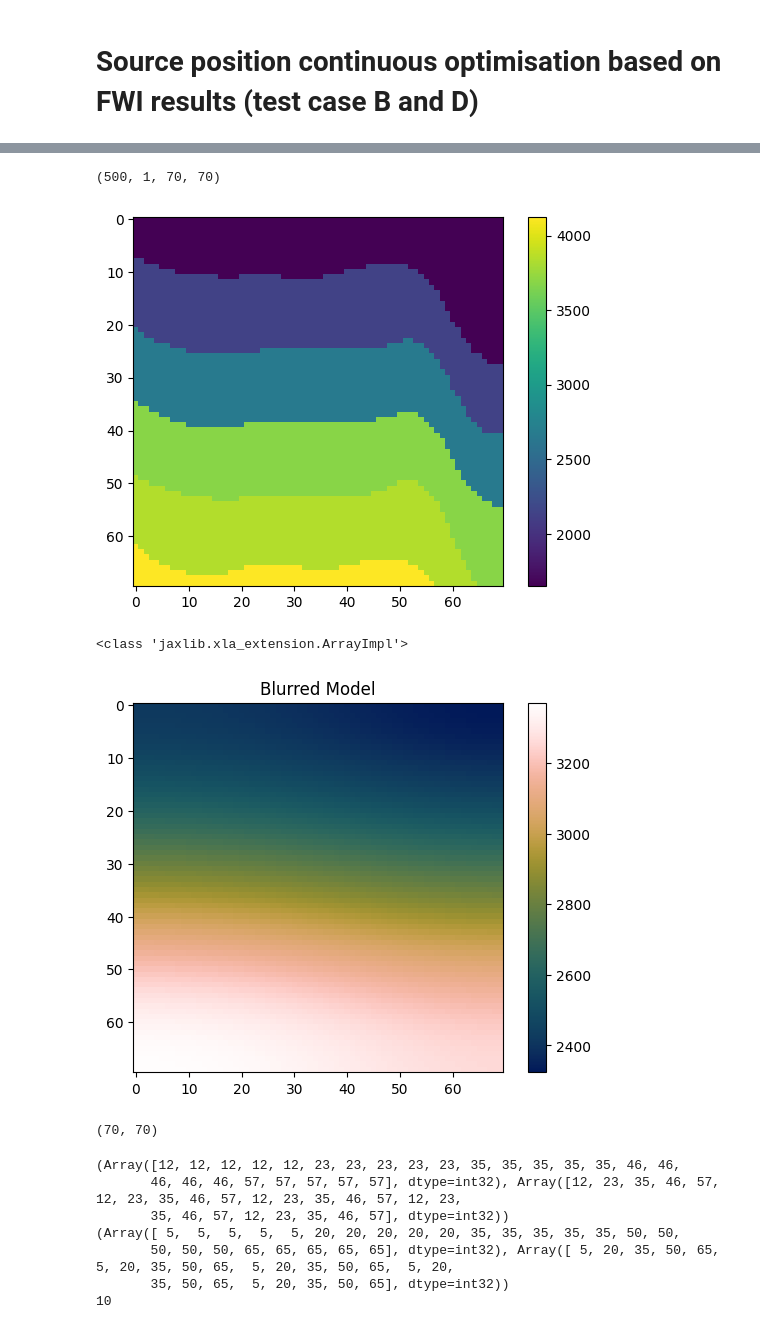
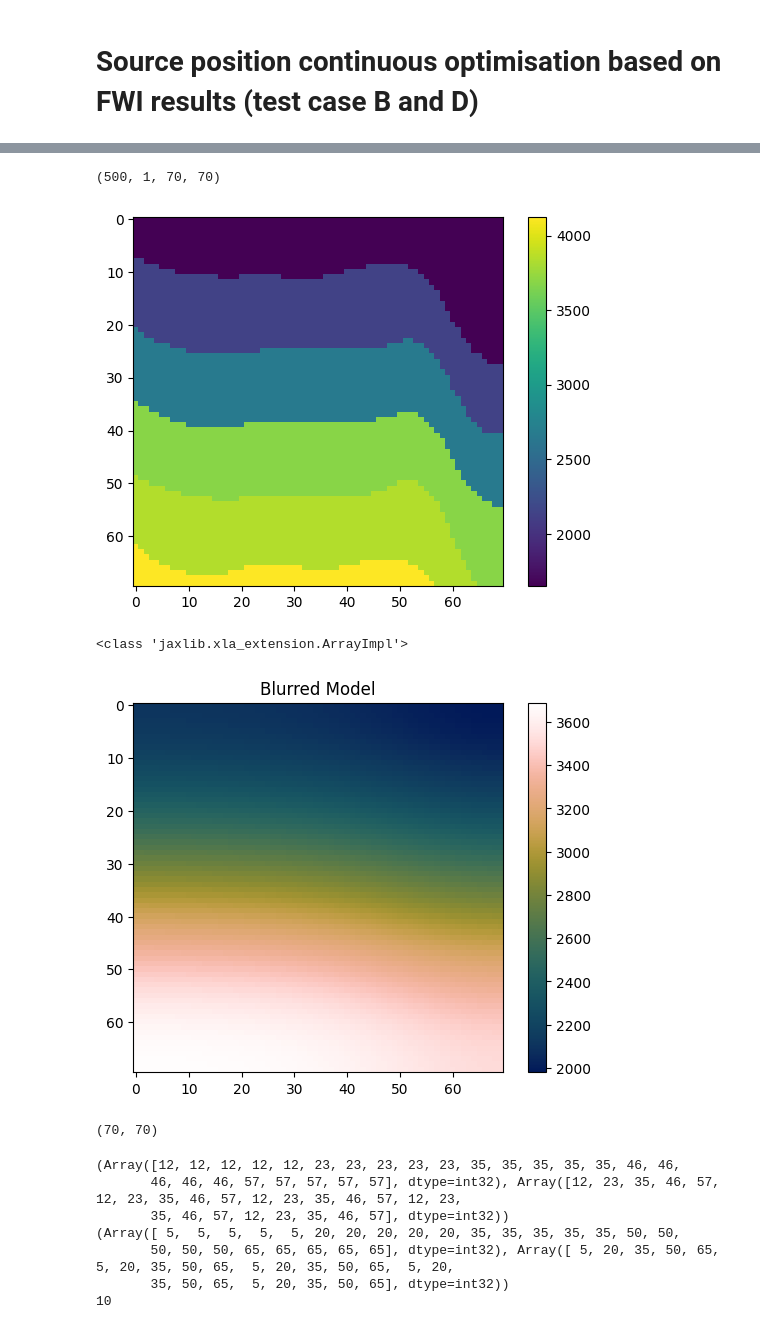
Before and after one commit to armercier/Hybrid-OED, a Jupyter notebook: src/scripts/test_case_BD.ipynb, the cells around one changed output, grey strips where cells are left out. Cells and saved outputs as stored; diff of their text form; code cells hidden in the pictures.

```diff
--- a/src/scripts/test_case_BD.ipynb
+++ b/src/scripts/test_case_BD.ipynb
@@ -59,34 +59,34 @@ model_index = 84
 
 true_model = model[model_index,0,:,:]
 # true_model = model
 plt.imshow(true_model)
 plt.colorbar()
 plt.show()
 print(type(true_model))
 
 from scipy.ndimage import gaussian_filter
 
 # Apply a Gaussian blur
 # Adjust sigma as needed; larger sigma = more blur
-blurred_model = gaussian_filter(true_model, sigma=30)
+blurred_model = gaussian_filter(true_model, sigma=20)
 
 # Visualize the blurred model
 plt.figure()
 plt.imshow(blurred_model, cmap=cm.batlowW)
 plt.colorbar()
 plt.title('Blurred Model')
 plt.show()
 print(blurred_model.shape)
 
 # homogenous model of the velocity avegare
 
 homogenous_model = jnp.ones(true_model.shape) * jnp.mean(true_model)
 
 # plt.imshow(homogenous_model)
 # %% [output]
 (500, 1, 70, 70)
 [figure]
 <class 'jaxlib.xla_extension.ArrayImpl'>
-[figure, old version]
+[figure, new version]
 (70, 70)
 # %%
```
Also changed, not shown: parts of 9 cells of this notebook, 4 other files.
